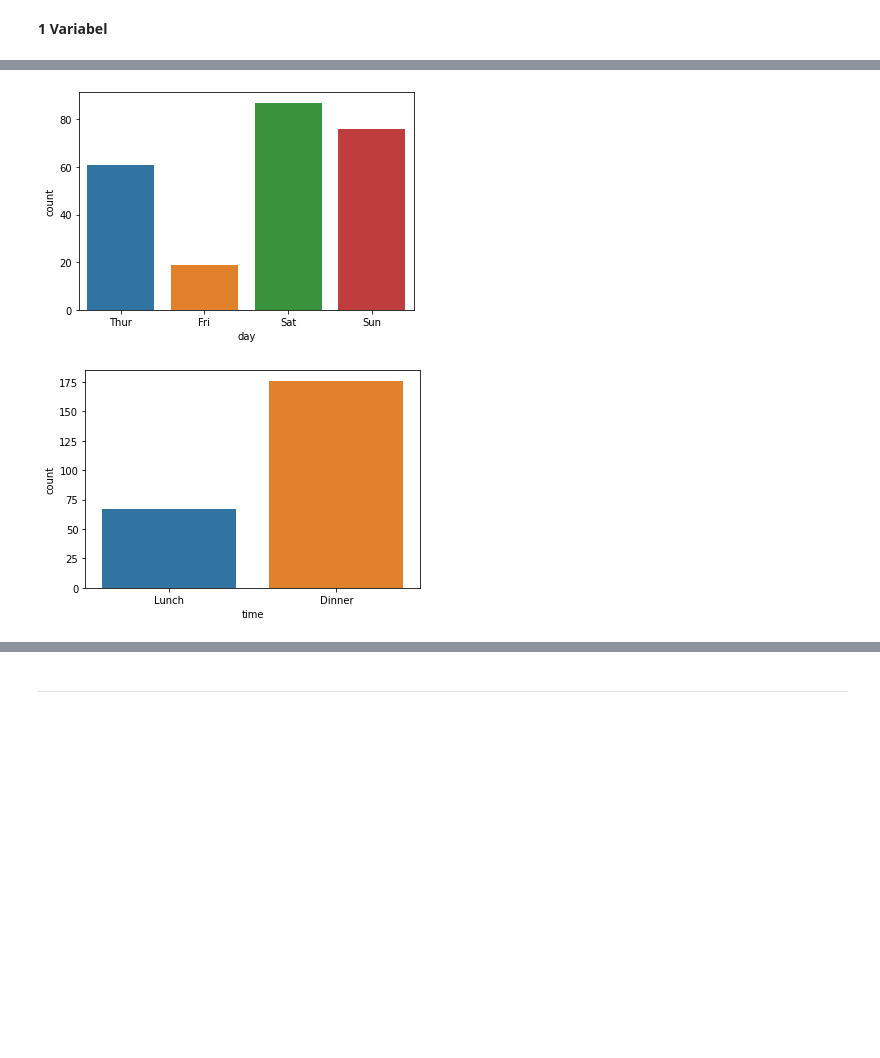
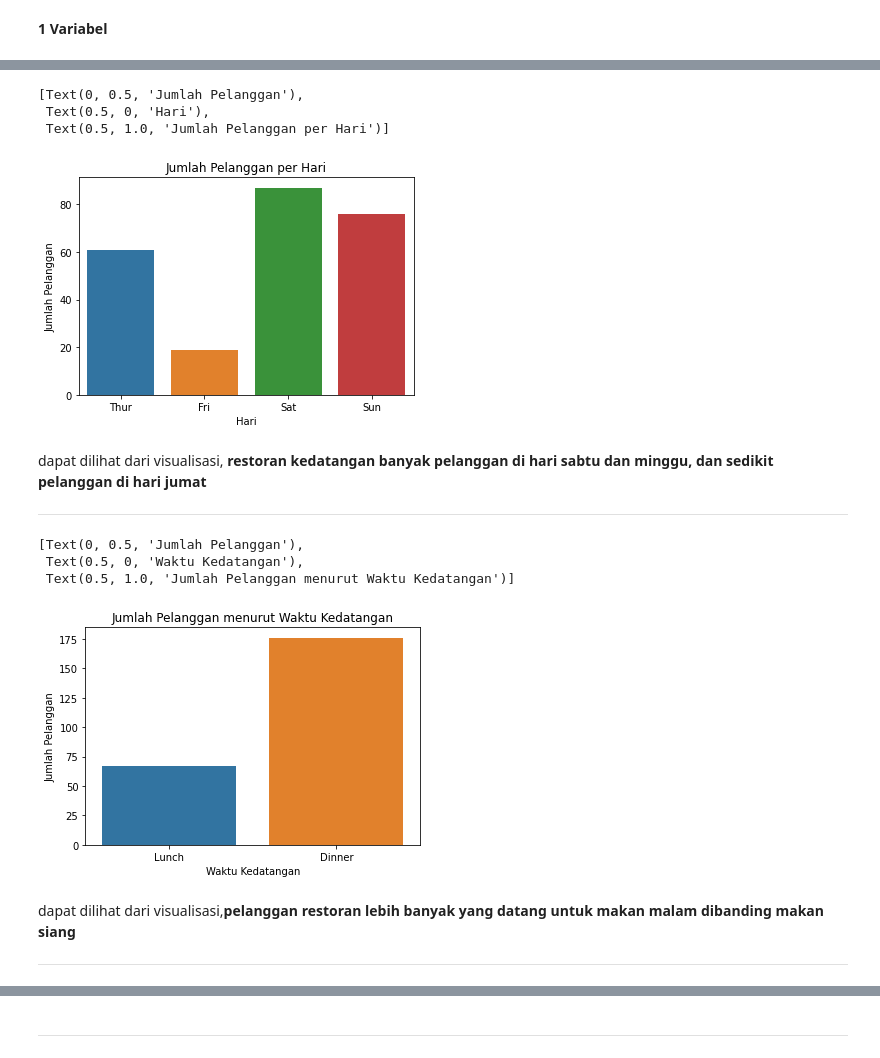
Before and after one commit to ulwanfaqih/Portofolio, a Jupyter notebook: Insight_Data_Pelanggan_Restoran.ipynb, the cells around one changed output, grey strips where cells are left out. Saved outputs shown, nothing was run; the diff lists cells and outputs as text; code cells hidden in the pictures; blank space fills up the shorter version.

```diff
--- a/Insight_Data_Pelanggan_Restoran.ipynb
+++ b/Insight_Data_Pelanggan_Restoran.ipynb
@@ -184,10 +208,28 @@ p = sns.countplot(x ="smoker",data=data_resto)
 # %%
 p = sns.countplot(x ="day",data=data_resto)
+p.set(xlabel='Hari', ylabel='Jumlah Pelanggan', title='Jumlah Pelanggan per Hari')
 # %% [output]
+[Text(0, 0.5, 'Jumlah Pelanggan'),
+ Text(0.5, 0, 'Hari'),
+ Text(0.5, 1.0, 'Jumlah Pelanggan per Hari')]
-[figure, old version]
+[figure, new version]
+# %% [markdown]
+dapat dilihat dari visualisasi, **restoran kedatangan banyak pelanggan di hari sabtu dan minggu, dan sedikit pelanggan di hari jumat**
+
+
+---
 # %%
 p = sns.countplot(x ="time",data=data_resto)
+p.set(xlabel='Waktu Kedatangan', ylabel='Jumlah Pelanggan', title='Jumlah Pelanggan menurut Waktu Kedatangan')
 # %% [output]
+[Text(0, 0.5, 'Jumlah Pelanggan'),
+ Text(0.5, 0, 'Waktu Kedatangan'),
+ Text(0.5, 1.0, 'Jumlah Pelanggan menurut Waktu Kedatangan')]
-[figure, old version]
+[figure, new version]
+# %% [markdown]
+dapat dilihat dari visualisasi,**pelanggan restoran lebih banyak yang datang untuk makan malam dibanding makan siang**
+
+
+---
 # %%
 p = sns.countplot(x ="size",data=data_resto)
```
Also changed, not shown: parts of 20 cells of this notebook.
